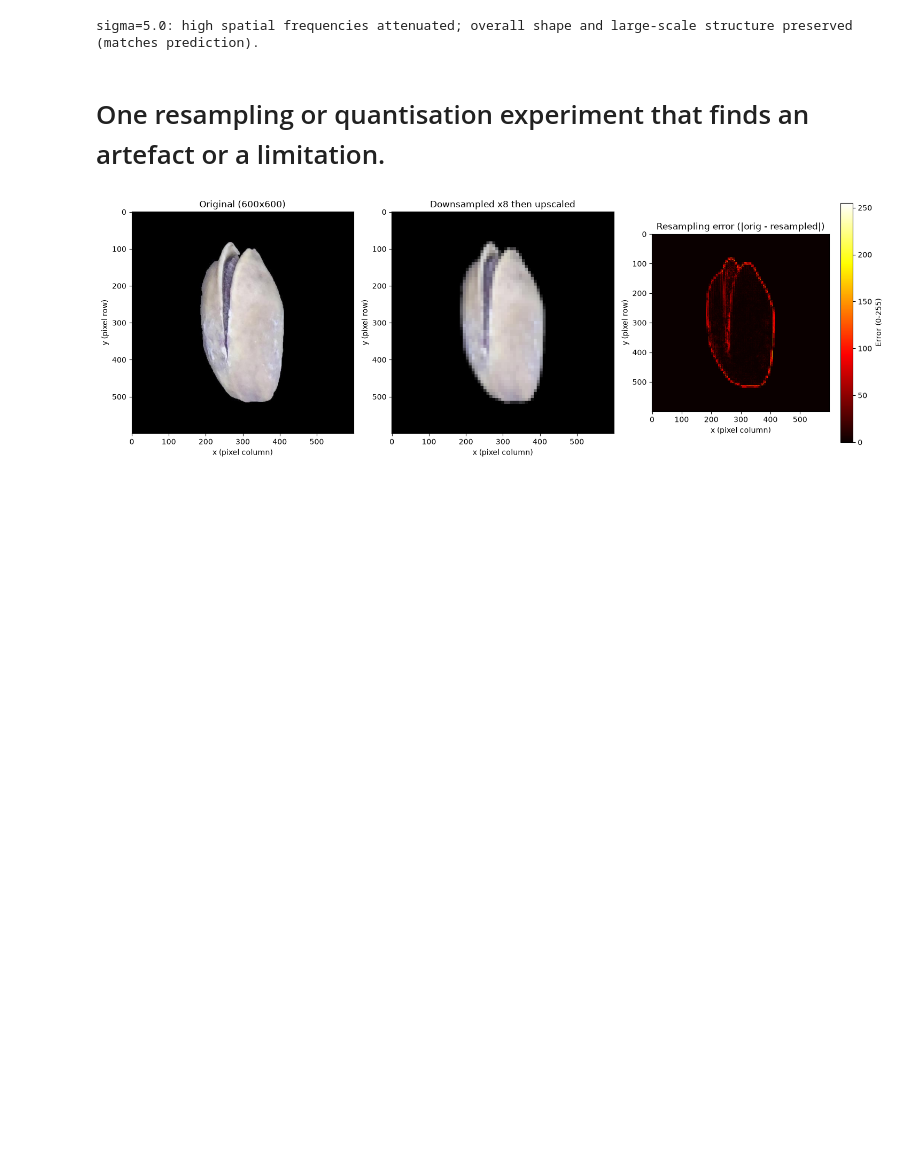
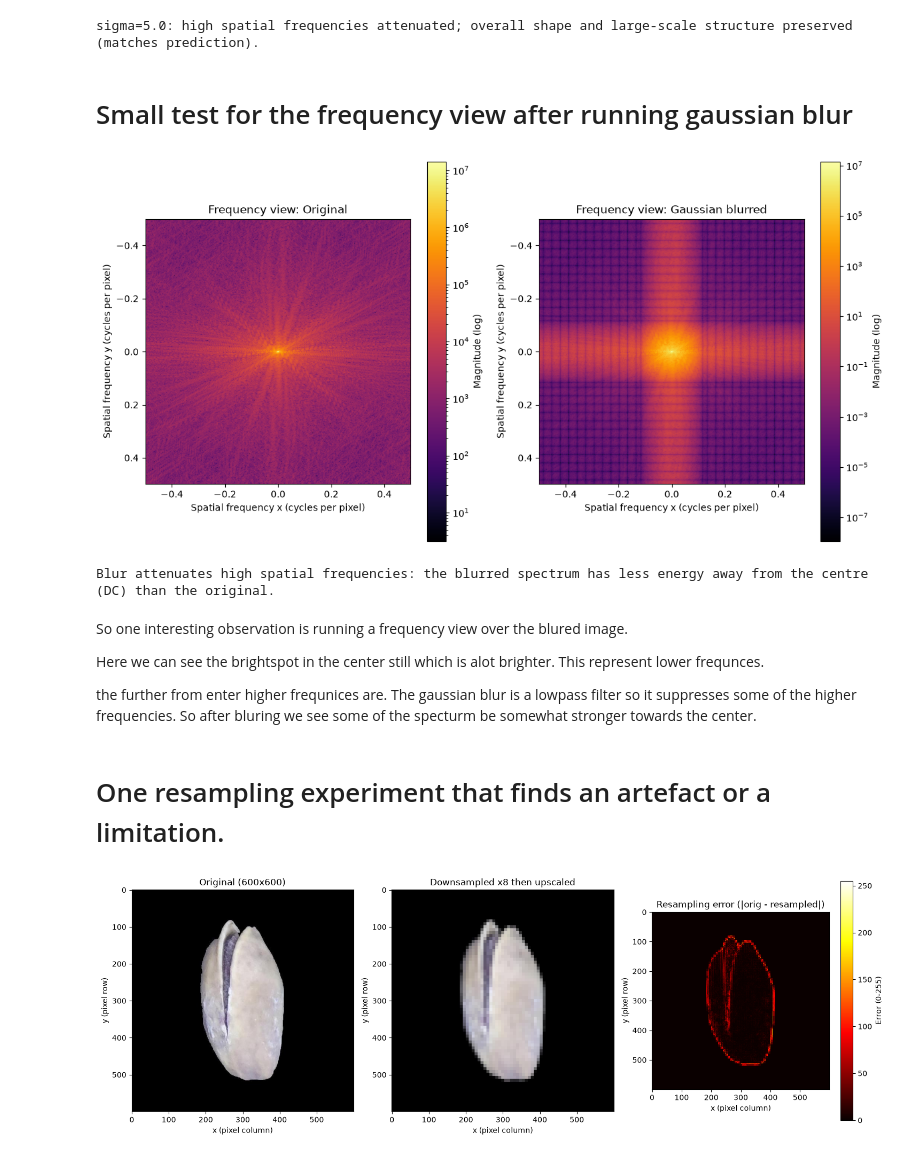
Before and after one commit to OleMarGlo/IDIG4120, a Jupyter notebook: p1.ipynb, the cells around one changed output. Drawn from its saved outputs; the diff is of its cells as text; code cells hidden in the pictures; blank space fills up the shorter version.

```diff
--- a/p1.ipynb
+++ b/p1.ipynb
@@ -223,8 +215,45 @@ print(f"sigma={sigma}: high spatial frequencies attenuated; "
 # %% [output]
 [figure]
 sigma=5.0: high spatial frequencies attenuated; overall shape and large-scale structure preserved (matches prediction).
+# %% [markdown]
+# Small test for the frequency view after running gaussian blur
+# %%
+gray_orig = np.mean(records[0]["arr"], axis=2)
+gray_blur = np.mean(blurred, axis=2)
+H, W = gray_orig.shape
+
+# 2D FFT magnitude spectra (DC shifted to centre).
+spec_orig = np.abs(np.fft.fftshift(np.fft.fft2(gray_orig)))
+spec_blur = np.abs(np.fft.fftshift(np.fft.fft2(gray_blur)))
+
+freq_x = np.fft.fftshift(np.fft.fftfreq(W, d=1.0))   # cycles/pixel, x
+freq_y = np.fft.fftshift(np.fft.fftfreq(H, d=1.0))   # cycles/pixel, y
+
+fig, axes = plt.subplots(1, 2, figsize=(12, 6))
+for ax, spec, title in [(axes[0], spec_orig, "Original"),
+                        (axes[1], spec_blur, "Gaussian blurred")]:
+    im = ax.imshow(spec, extent=[freq_x[0], freq_x[-1], freq_y[-1], freq_y[0]],
+                   cmap="inferno", norm="log")
+    ax.set_xlabel("Spatial frequency x (cycles per pixel)")
+    ax.set_ylabel("Spatial frequency y (cycles per pixel)")
+    ax.set_title(f"Frequency view: {title}")
+    plt.colorbar(im, ax=ax, label="Magnitude (log)")
+plt.tight_layout()
+plt.show()
+
+print("Blur attenuates high spatial frequencies: the blurred spectrum has "
+      "less energy away from the centre (DC) than the original.")
+# %% [output]
+[figure, added]
+Blur attenuates high spatial frequencies: the blurred spectrum has less energy away from the centre (DC) than the original.
+# %% [markdown]
+So one interesting observation is running a frequency view over the blured image.
+
+Here we can see the brightspot in the center still which is alot brighter. This represent lower frequnces.
+
+the further from enter higher frequnices are. The gaussian blur is a lowpass filter so it suppresses some of the higher frequencies. So after bluring we see some of the specturm be somewhat stronger towards the center.
 # %% [markdown]
-# One resampling or quantisation experiment that finds an artefact or a limitation.
+# One resampling experiment that finds an artefact or a limitation.
 # %%
 import numpy as np
 import matplotlib.pyplot as plt
```
Also changed, not shown: parts of 8 cells of this notebook.
